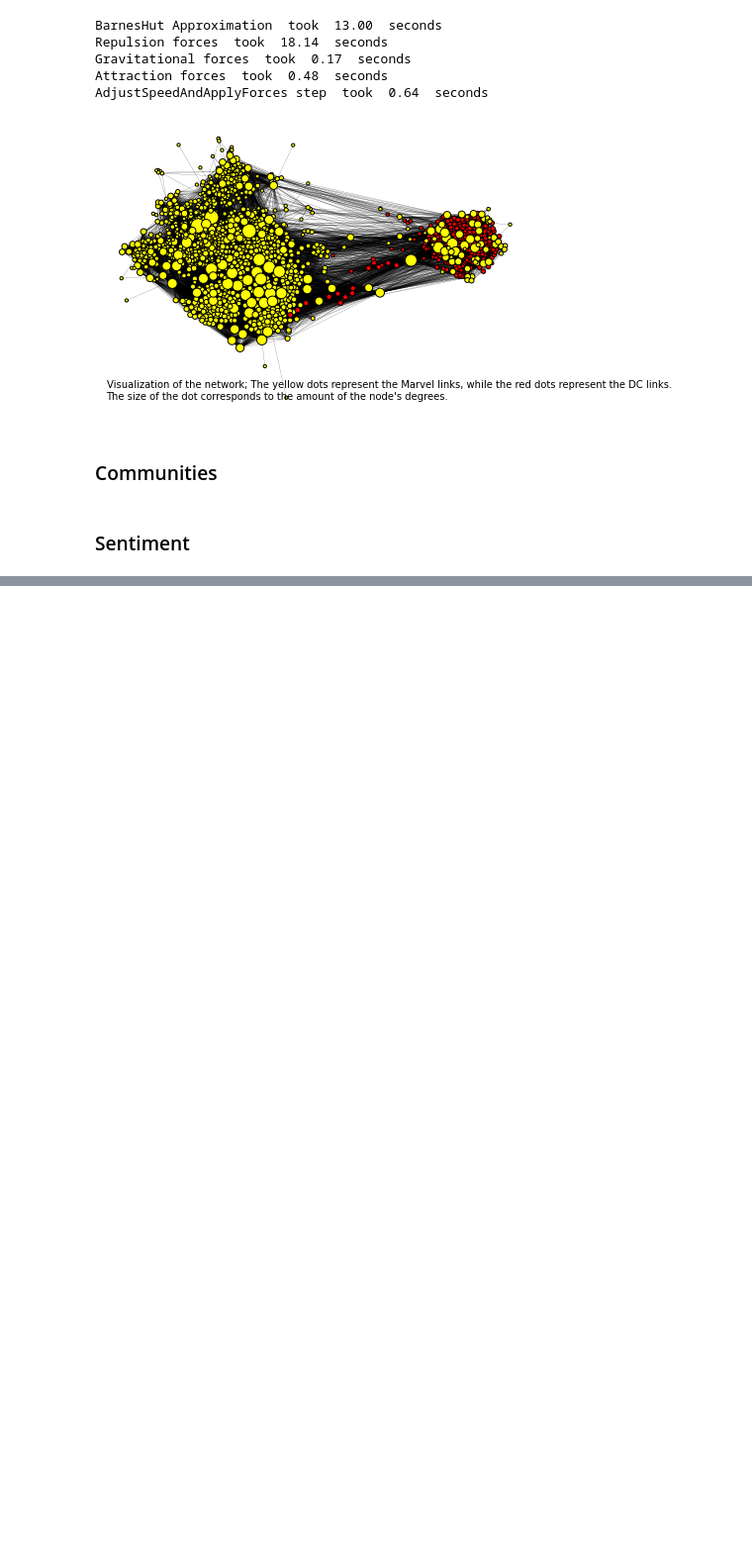
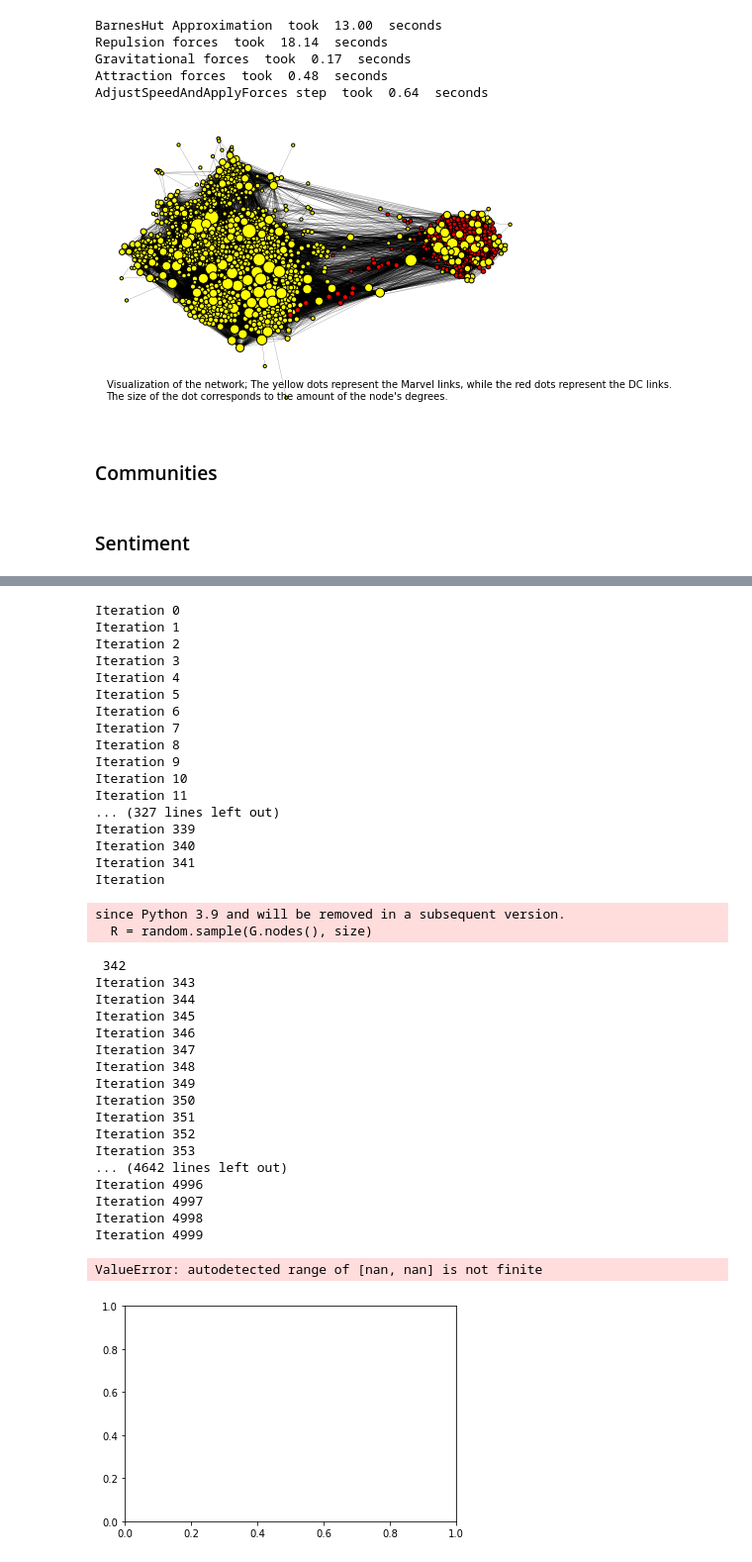
Before and after one commit to matijasipek/ass2, a Jupyter notebook: ass2/Week 4/assignment2.ipynb, the cells around one changed output, grey strips where cells are left out. Shown at 99% size. Drawn from its saved outputs; the diff is of its cells as text; code cells hidden in the pictures; blank space fills up the shorter version.

```diff
--- a/ass2/Week 4/assignment2.ipynb
+++ b/ass2/Week 4/assignment2.ipynb
@@ -522,0 +653,3 @@ plt.show()
+# %%
+# Adding the attribute 'sentiment' to the nodes of the network
+nx.set_node_attributes(G, sentiments_dict, name='sentiment')
@@ -522,0 +793,71 @@ plt.show()
+# %%
+# Label permutation test to investigate H1
+
+import random
+
+size = len(good_characters)
+average_sentiment = []
+
+for iteration in range(5000):
+    try:
+        # Select random graph of size of the sub graph of good characters
+        R = random.sample(G.nodes(), size)
+        sentiments = nx.get_node_attributes(G, "sentiment")
+        sentiments_R = [sentiments[k] for k in R]
+        average_sentiment.append(np.mean(sentiments_R))
+
+    except:
+        print('No sentiment')
+
+
+# Histogram
+fig, ax = plt.subplots()
+plt.hist(average_sentiment, bins=100, color='#0504aa', alpha = 0.75, range=None, weights=None, density=None, rwidth=0.80)
+
+ax.vlines(np.mean(good_characters_sentiment), ax.get_ylim()[0], ax.get_ylim()[1], label = "mean", ls = "--", color = "red")
+ax.vlines(np.percentile(average_sentiment, 97.5), ax.get_ylim()[0], ax.get_ylim()[1], label = "95th percentile", ls = "--", color = "grey")
+
+plt.legend(loc = "upper left")
+plt.grid(axis='y', alpha=0.75)
+plt.xlabel('Value')
+plt.ylabel('Frequency')
+plt.title('Sentiment of bad character pages distribution')
+# %% [output]
+Iteration 0
+Iteration 1
+Iteration 2
+Iteration 3
+Iteration 4
+Iteration 5
+Iteration 6
+Iteration 7
+Iteration 8
+Iteration 9
+Iteration 10
+Iteration 11
+... (327 lines left out)
+Iteration 339
+Iteration 340
+Iteration 341
+Iteration
+since Python 3.9 and will be removed in a subsequent version.
+  R = random.sample(G.nodes(), size)
+ 342
+Iteration 343
+Iteration 344
+Iteration 345
+Iteration 346
+Iteration 347
+Iteration 348
+Iteration 349
+Iteration 350
+Iteration 351
+Iteration 352
+Iteration 353
+... (4642 lines left out)
+Iteration 4996
+Iteration 4997
+Iteration 4998
+Iteration 4999
+ValueError: autodetected range of [nan, nan] is not finite
+[figure, added]
```
Also changed, not shown: parts of 16 cells of this notebook.
